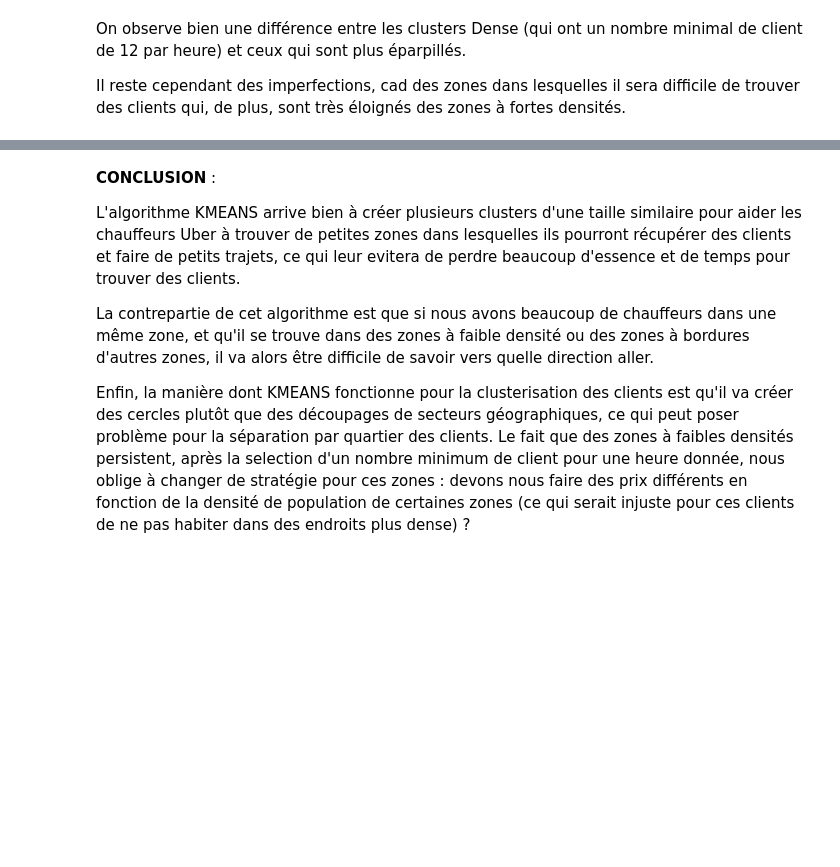
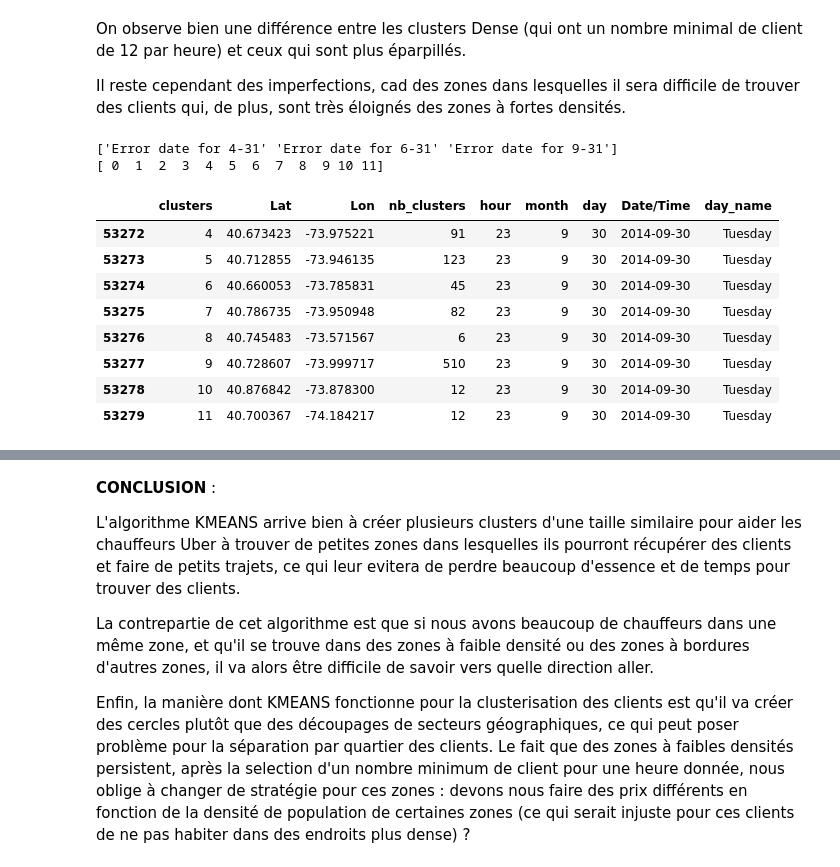
Before and after one commit to DavidTGAUTIER/Jedha_Certification, a Jupyter notebook: Block n°3/UBER Pickup/UBER Pickup - Clustering KMEANS.ipynb, the cells around one changed output, grey strips where cells are left out. Drawn from its saved outputs; the diff is of its cells as text; code cells hidden in the pictures; blank space fills up the shorter version.

```diff
--- a/Block n°3/UBER Pickup/UBER Pickup - Clustering KMEANS.ipynb
+++ b/Block n°3/UBER Pickup/UBER Pickup - Clustering KMEANS.ipynb
@@ -889,0 +948,17 @@ Il reste cependant des imperfections, cad des zones dans lesquelles il sera diff
+# %%
+kmeans = formating_df_kmeans(merge_df, kmean_clusters=12)
+# %% [output]
+['Error date for 4-31' 'Error date for 6-31' 'Error date for 9-31']
+[ 0  1  2  3  4  5  6  7  8  9 10 11]
+# %%
+kmeans.tail(8)
+# %% [output]
+|  | clusters | Lat | Lon | nb_clusters | hour | month | day | Date/Time | day_name |
+| 53272 | 4 | 40.673423 | -73.975221 | 91 | 23 | 9 | 30 | 2014-09-30 | Tuesday |
+| 53273 | 5 | 40.712855 | -73.946135 | 123 | 23 | 9 | 30 | 2014-09-30 | Tuesday |
+| 53274 | 6 | 40.660053 | -73.785831 | 45 | 23 | 9 | 30 | 2014-09-30 | Tuesday |
+| 53275 | 7 | 40.786735 | -73.950948 | 82 | 23 | 9 | 30 | 2014-09-30 | Tuesday |
+| 53276 | 8 | 40.745483 | -73.571567 | 6 | 23 | 9 | 30 | 2014-09-30 | Tuesday |
+| 53277 | 9 | 40.728607 | -73.999717 | 510 | 23 | 9 | 30 | 2014-09-30 | Tuesday |
+| 53278 | 10 | 40.876842 | -73.878300 | 12 | 23 | 9 | 30 | 2014-09-30 | Tuesday |
+| 53279 | 11 | 40.700367 | -74.184217 | 12 | 23 | 9 | 30 | 2014-09-30 | Tuesday |
```
Also changed, not shown: parts of 18 cells of this notebook, 4 other files.
